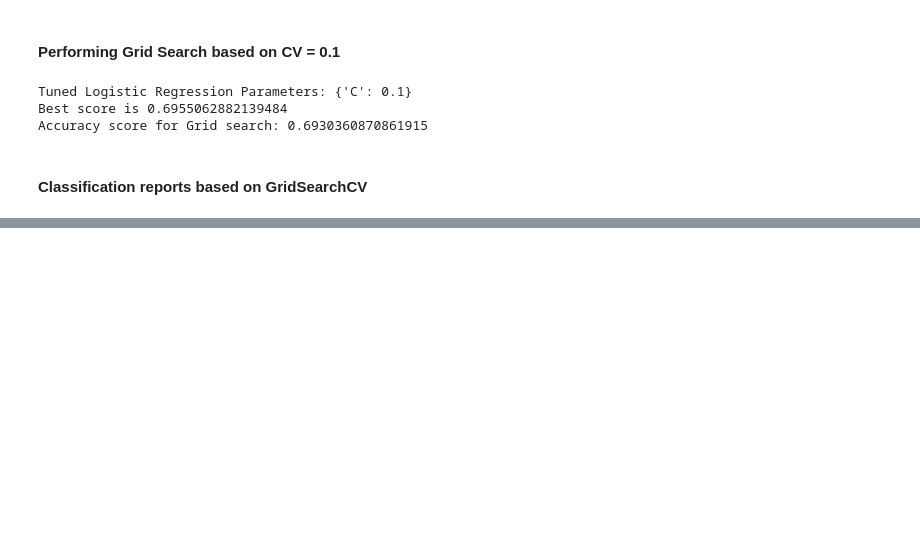
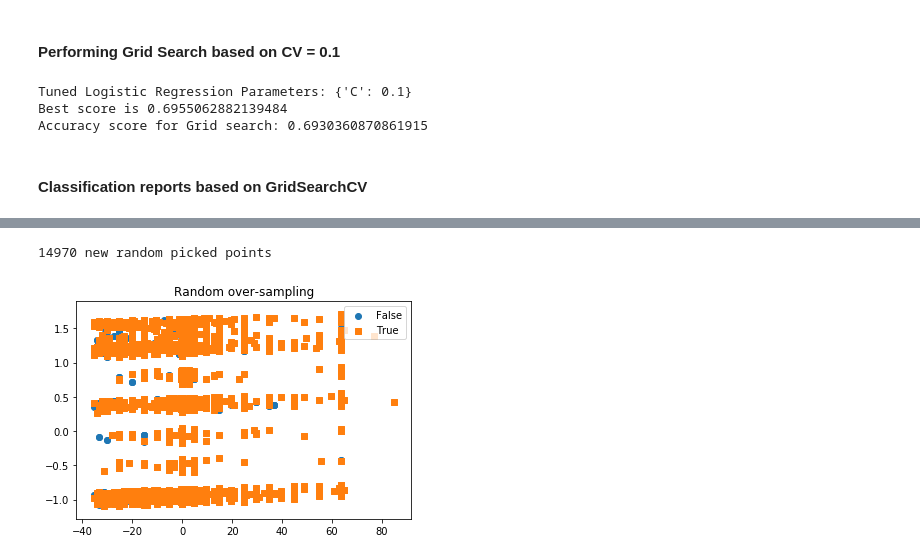
Before and after one commit to vsrajesh1/Capstone_Project_1, a Jupyter notebook: Machine learning - In depth Analysis.ipynb, the cells around one changed output, grey strips where cells are left out. Drawn from its saved outputs; the diff is of its cells as text; code cells hidden in the pictures; blank space fills up the shorter version.

```diff
--- a/Machine learning - In depth Analysis.ipynb
+++ b/Machine learning - In depth Analysis.ipynb
@@ -342,0 +425,12 @@ Based on the above results:
+# %%
+from imblearn.over_sampling import RandomOverSampler
+
+ros = RandomOverSampler()
+X_ros, y_ros = ros.fit_sample(X_train, y_train)
+
+print(X_ros.shape[0] - X_train.shape[0], 'new random picked points')
+
+plot_2d_space(X_ros, y_ros, 'Random over-sampling')
+# %% [output]
+14970 new random picked points
+[figure, added]
```
Also changed, not shown: parts of 12 cells of this notebook.
